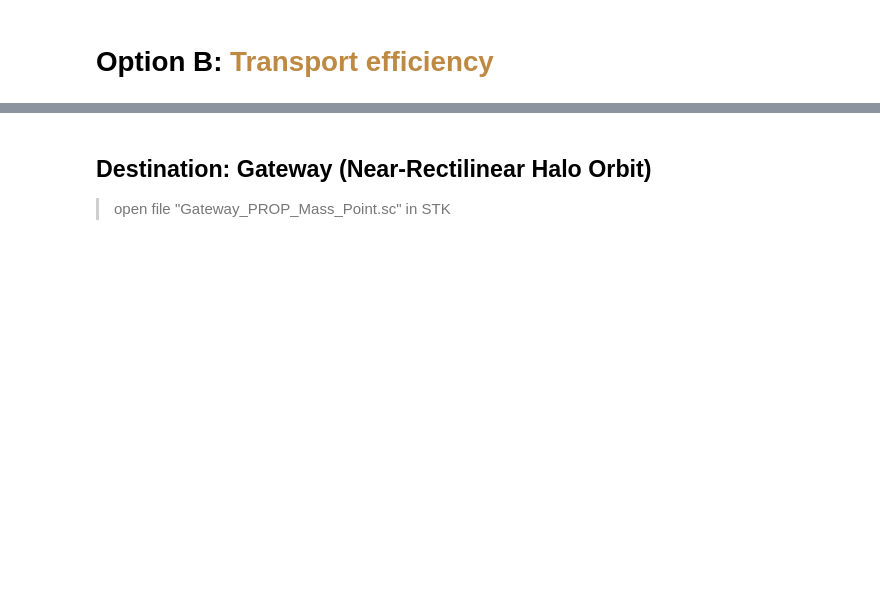
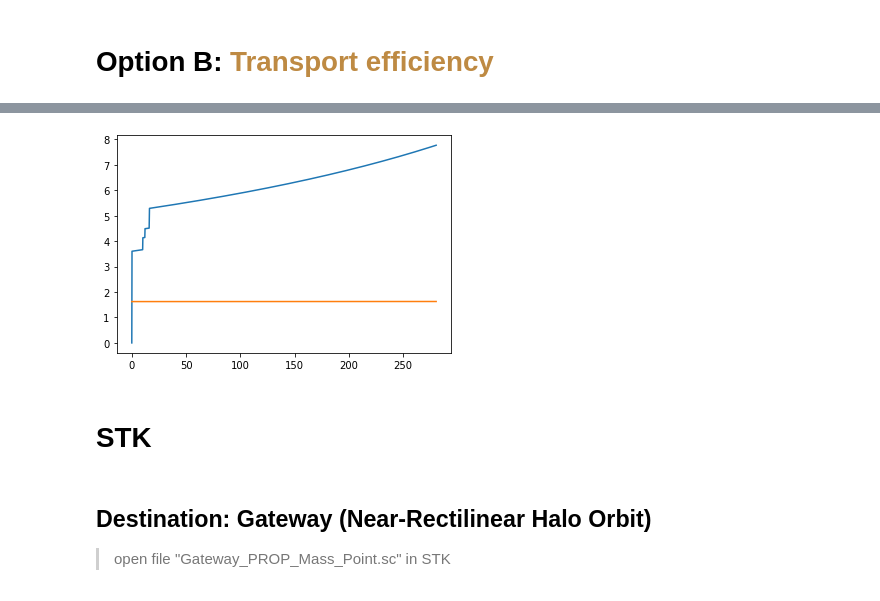
Before and after one commit to Sven-J-Steinert/10.3389-frspt.2024.1352213, a Jupyter notebook: B_Transport_efficiency.ipynb, the cells around one changed output, grey strips where cells are left out. Cells and saved outputs as stored; diff of their text form; code cells hidden in the pictures; blank space fills up the shorter version.

```diff
--- a/B_Transport_efficiency.ipynb
+++ b/B_Transport_efficiency.ipynb
@@ -395,3 +590,48 @@ plt.show()
+# %%
+n = len(df['acc_x [m/s²]'].values)
+result = np.zeros(n)
+
+acc_x_val = df['acc_x [m/s²]'].values
+acc_y_val = df['acc_y [m/s²]'].values
+
+for i in range(n):
+    x_vec = acc_x_val[i] * np.array([1,0,0])
+    y_vec = acc_y_val[i] * np.array([0,1,0])
+    result[i] = norm(x_vec+y_vec)
+
+ypoints = result
+xpoints = df.index
+
+plt.plot(xpoints,ypoints)
+
+def acc_grav_moon_2(alt):
+    r = alt + r_moon
+    r_val = G * (m_moon/(r**2))
+
+    return r_val
+
+#verify acc_x acc_y correct
+
+alt = df['altitude [m]'].values
+result = np.zeros(n)
+
+
+for i in range(n):
+    result[i]= acc_grav_moon_2(alt[i])
+
+
+ypoints = result
+xpoints = df.index
+
+plt.plot(xpoints,ypoints)
+plt.show()
+# > pass, correct
+
+#verify acc_x acc_y transform > acc_r correct
+# %% [output]
+[figure, added]
+# %% [markdown]
+# STK
 # %%
 # pip install "C:\Program Files\AGI\STK 12\bin\AgPythonAPI\agi.stk12-12.2.0-py3-none-any.whl"
 # run this notebook from STK's Python Scripting Interface
```
Also changed, not shown: parts of 10 cells of this notebook.
